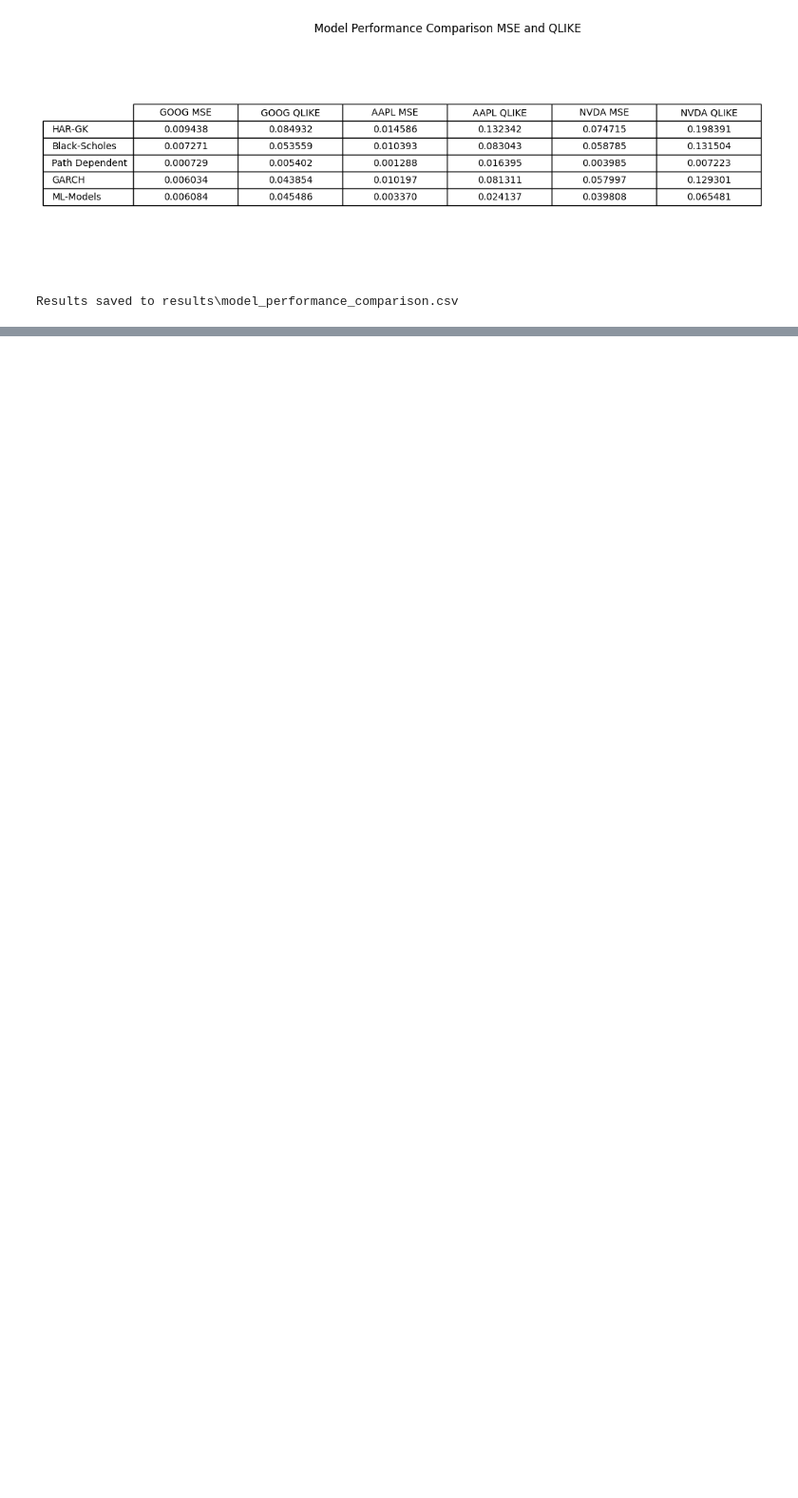
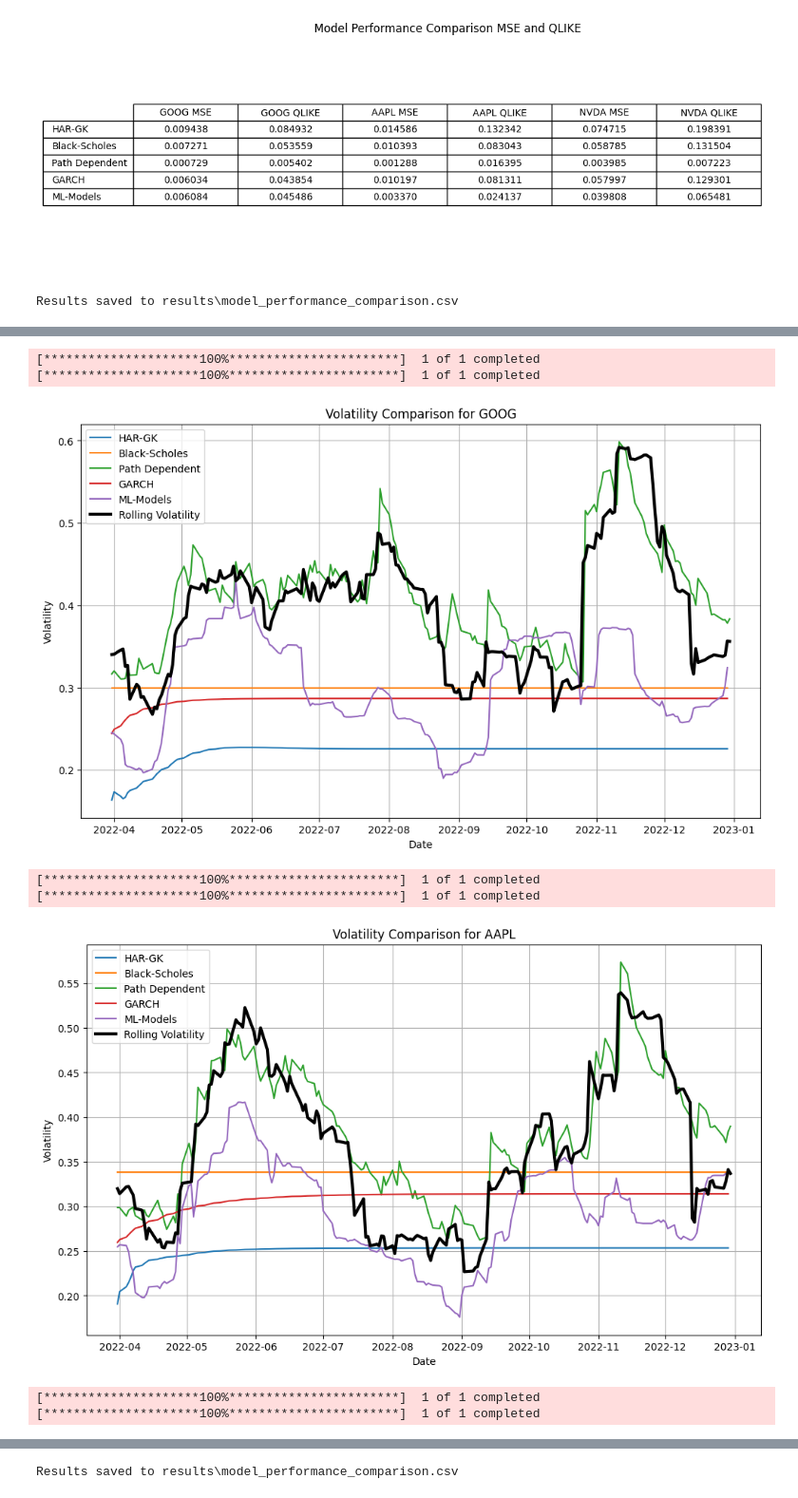
Before and after one commit to abkis/erdos-2026-volatility-models, a Jupyter notebook: main.ipynb, the cells around one changed output, grey strips where cells are left out. Shown at 95% size. Saved outputs shown, nothing was run; the diff lists cells and outputs as text; code cells hidden in the pictures; blank space fills up the shorter version.

```diff
--- a/main.ipynb
+++ b/main.ipynb
@@ -38,0 +69,15 @@ Results saved to results\model_performance_comparison.csv
+# %%
+# run stable time and large company
+
+Compare = main.compare_all_models(large_company_tickers, [unstable_start, unstable_train_end, unstable_end], save_results = True)
+
+Compare.compute_metrics()
+# %% [output]
+[*********************100%***********************]  1 of 1 completed
+[*********************100%***********************]  1 of 1 completed
+[figure, added]
+[*********************100%***********************]  1 of 1 completed
+[*********************100%***********************]  1 of 1 completed
+[figure, added]
+[*********************100%***********************]  1 of 1 completed
+[*********************100%***********************]  1 of 1 completed
@@ -38,0 +86 @@ Results saved to results\model_performance_comparison.csv
+Results saved to results\model_performance_comparison.csv
```
Also changed, not shown: parts of 7 cells of this notebook.
